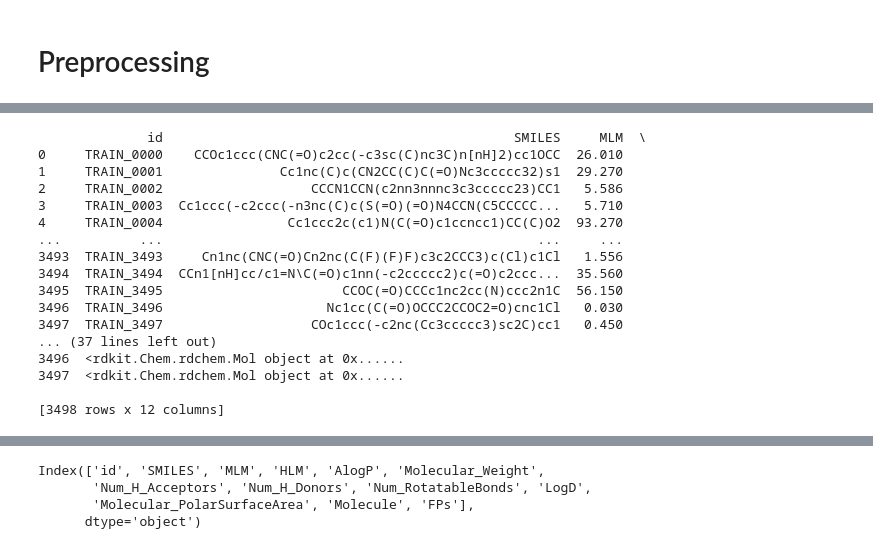
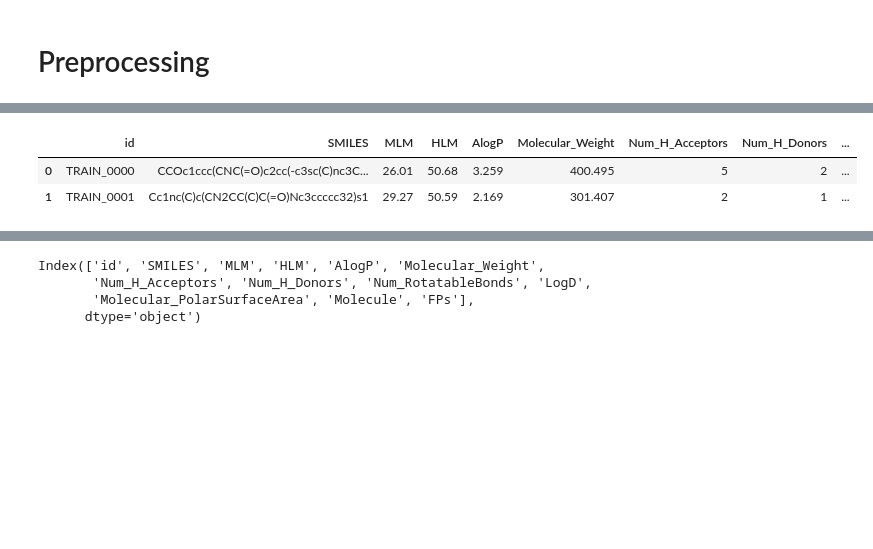
Before and after one commit to lhshs/Contest, a Jupyter notebook: 2308_1th_NewMedicineDevelopment/[Baseline]MorganFingerprint+MLP.ipynb, the cells around one changed output, grey strips where cells are left out. Saved outputs shown, nothing was run; the diff lists cells and outputs as text; code cells hidden in the pictures; blank space fills up the shorter version.

```diff
--- a/2308_1th_NewMedicineDevelopment/[Baseline]MorganFingerprint+MLP.ipynb
+++ b/2308_1th_NewMedicineDevelopment/[Baseline]MorganFingerprint+MLP.ipynb
@@ -50,22 +43,8 @@ train
 PandasTools.AddMoleculeColumnToFrame(train,'SMILES','Molecule')
 PandasTools.AddMoleculeColumnToFrame(test,'SMILES','Molecule')
 # %%
-train
+train.iloc[:2,:]
 # %% [output]
-              id                                             SMILES     MLM  \
-0     TRAIN_0000    CCOc1ccc(CNC(=O)c2cc(-c3sc(C)nc3C)n[nH]2)cc1OCC  26.010
-1     TRAIN_0001               Cc1nc(C)c(CN2CC(C)C(=O)Nc3ccccc32)s1  29.270
-2     TRAIN_0002                   CCCN1CCN(c2nn3nnnc3c3ccccc23)CC1   5.586
-3     TRAIN_0003  Cc1ccc(-c2ccc(-n3nc(C)c(S(=O)(=O)N4CCN(C5CCCCC...   5.710
-4     TRAIN_0004                Cc1ccc2c(c1)N(C(=O)c1ccncc1)CC(C)O2  93.270
-...          ...                                                ...     ...
-3493  TRAIN_3493     Cn1nc(CNC(=O)Cn2nc(C(F)(F)F)c3c2CCC3)c(Cl)c1Cl   1.556
-3494  TRAIN_3494  CCn1[nH]cc/c1=N\C(=O)c1nn(-c2ccccc2)c(=O)c2ccc...  35.560
-3495  TRAIN_3495                       CCOC(=O)CCCc1nc2cc(N)ccc2n1C  56.150
-3496  TRAIN_3496                     Nc1cc(C(=O)OCCC2CCOC2=O)cnc1Cl   0.030
-3497  TRAIN_3497                   COc1ccc(-c2nc(Cc3ccccc3)sc2C)cc1   0.450
-... (37 lines left out)
-3496  <rdkit.Chem.rdchem.Mol object at 0x......
-3497  <rdkit.Chem.rdchem.Mol object at 0x......
-
-[3498 rows x 12 columns]
+|  | id | SMILES | MLM | HLM | AlogP | Molecular_Weight | Num_H_Acceptors | Num_H_Donors | ... |
+| 0 | TRAIN_0000 | CCOc1ccc(CNC(=O)c2cc(-c3sc(C)nc3C... | 26.01 | 50.68 | 3.259 | 400.495 | 5 | 2 | ... |
+| 1 | TRAIN_0001 | Cc1nc(C)c(CN2CC(C)C(=O)Nc3ccccc32)s1 | 29.27 | 50.59 | 2.169 | 301.407 | 2 | 1 | ... |
```
Also changed, not shown: parts of 9 cells of this notebook, 2 other files.
